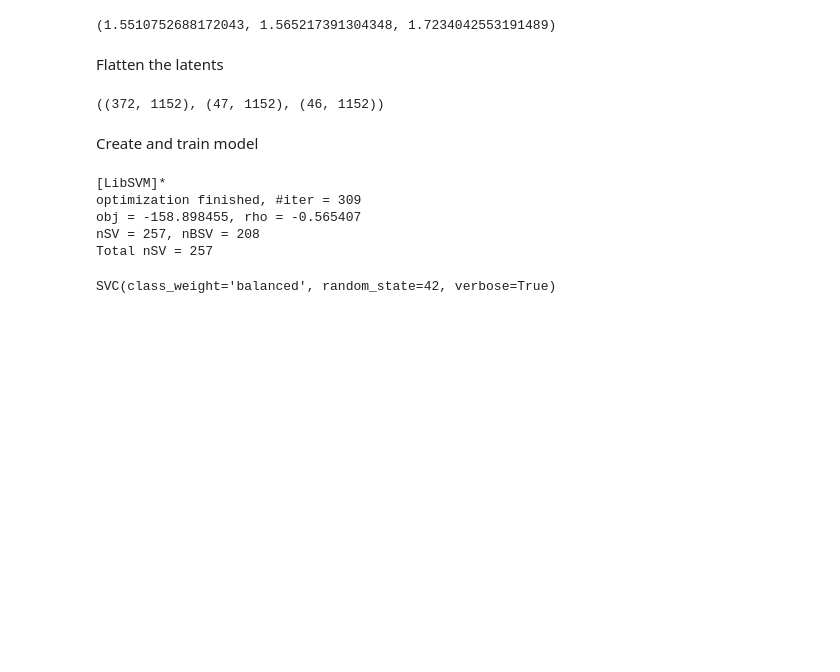
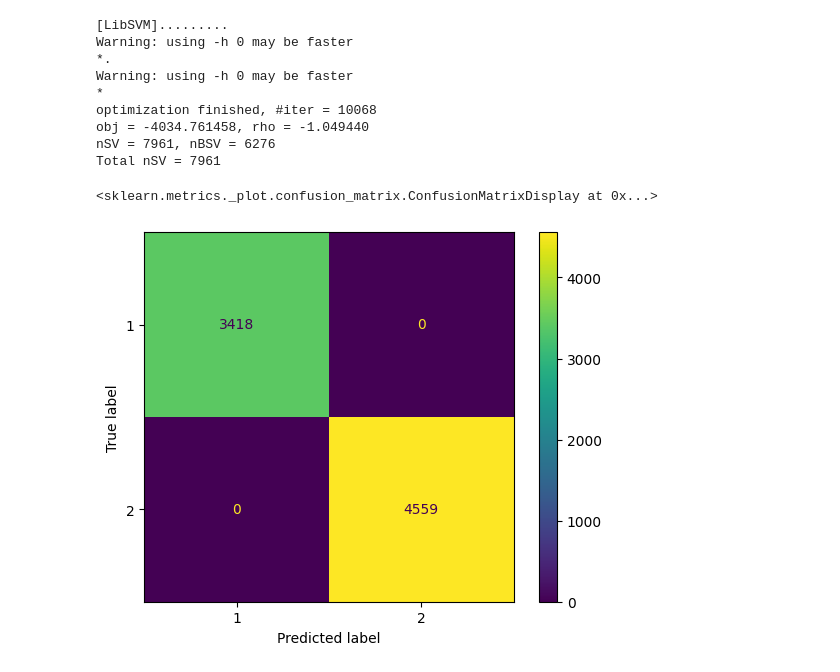
Before and after one commit to balazsmorv/fmri_classifier, a Jupyter notebook: Notebook experiments/classify_latents.ipynb, the cells around one changed output. Drawn from its saved outputs; the diff is of its cells as text; code cells hidden in the pictures; blank space fills up the shorter version.

```diff
--- a/Notebook experiments/classify_latents.ipynb
+++ b/Notebook experiments/classify_latents.ipynb
@@ -35,27 +14,30 @@ Check the partitions' distribution
-# %%
-np.mean(y_train), np.mean(y_val), np.mean(y_test)
-# %% [output]
-(1.5510752688172043, 1.565217391304348, 1.7234042553191489)
-# %% [markdown]
-Flatten the latents
-# %%
-X_train = X_train.reshape((X_train.shape[0], -1))
-X_val = X_val.reshape((X_val.shape[0], -1))
-X_test = X_test.reshape((X_test.shape[0], -1))
-
-X_train.shape, X_test.shape, X_val.shape
-# %% [output]
-((372, 1152), (47, 1152), (46, 1152))
-# %% [markdown]
-Create and train model
-# %%
-model = SVC(kernel='rbf', C=c, class_weight='balanced', random_state=42, verbose=True)
-model.fit(X=X_train, y=y_train)
-# %% [output]
-[LibSVM]*
-optimization finished, #iter = 309
-obj = -158.898455, rho = -0.565407
-nSV = 257, nBSV = 208
-Total nSV = 257
-SVC(class_weight='balanced', random_state=42, verbose=True)
+# %%
+
+dataset = LatentFMRIDataset(data_dir=data_directory)
+all_data_items = dataset.get_all_items()
+X = all_data_items['X']
+y = all_data_items['y']
+X_train, X_test, y_train, y_test = train_test_split(X, y, test_size=test_ratio)
+X_train = X_train.reshape((X_train.shape[0], -1))
+X_test = X_test.reshape((X_test.shape[0], -1))
+
+model = SVC(kernel='rbf', C=1.0, class_weight='balanced', random_state=42, verbose=True)
+model.fit(X=X_train, y=y_train)
+
+test_predictions = model.predict(X_test)
+cm = confusion_matrix(y_test, test_predictions, labels=model.classes_)
+display = ConfusionMatrixDisplay(confusion_matrix=cm, display_labels=model.classes_)
+display.plot()
+# %% [output]
+[LibSVM].........
+Warning: using -h 0 may be faster
+*.
+Warning: using -h 0 may be faster
+*
+optimization finished, #iter = 10068
+obj = -4034.761458, rho = -1.049440
+nSV = 7961, nBSV = 6276
+Total nSV = 7961
+<sklearn.metrics._plot.confusion_matrix.ConfusionMatrixDisplay at 0x...>
+[figure, added]
 # %%
```
Also changed, not shown: parts of 14 cells of this notebook, 4 other files.
